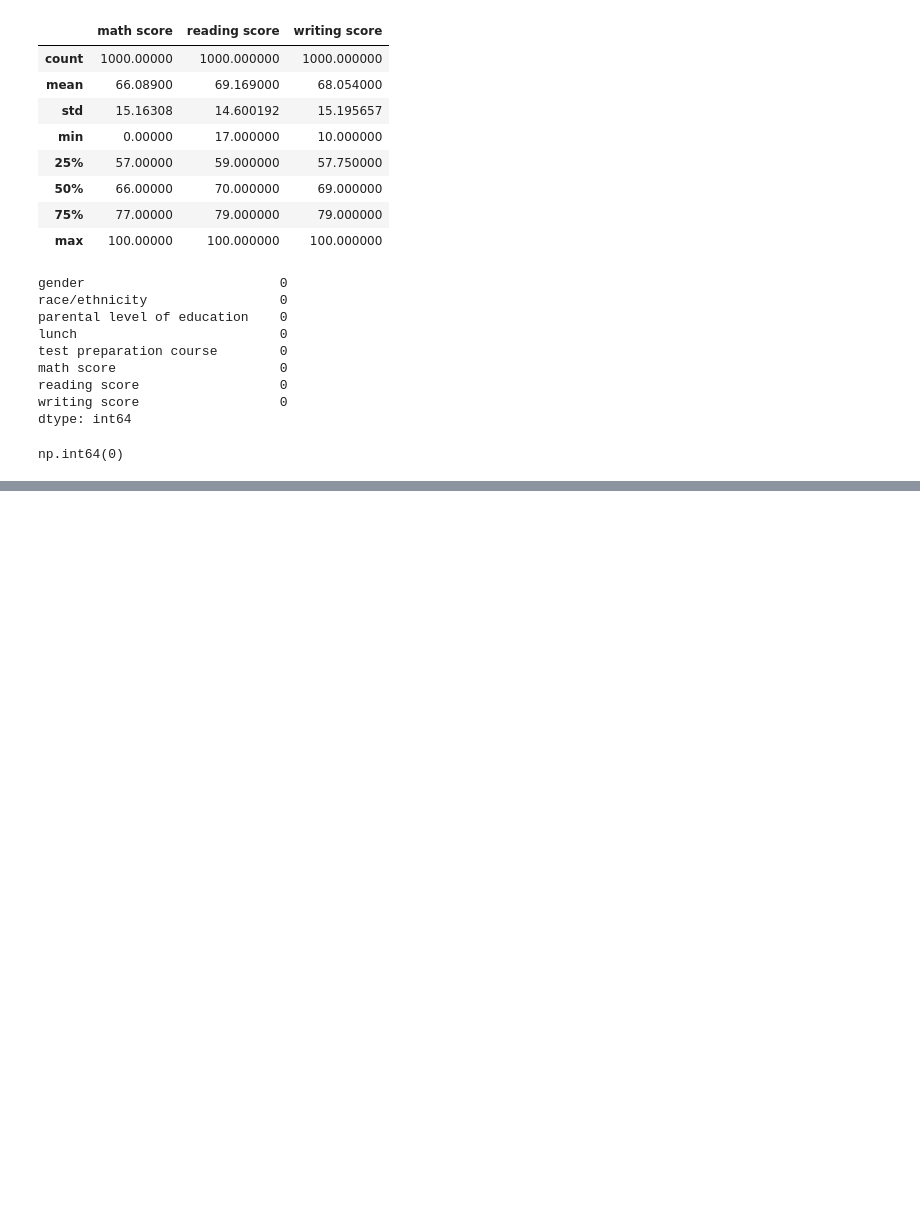
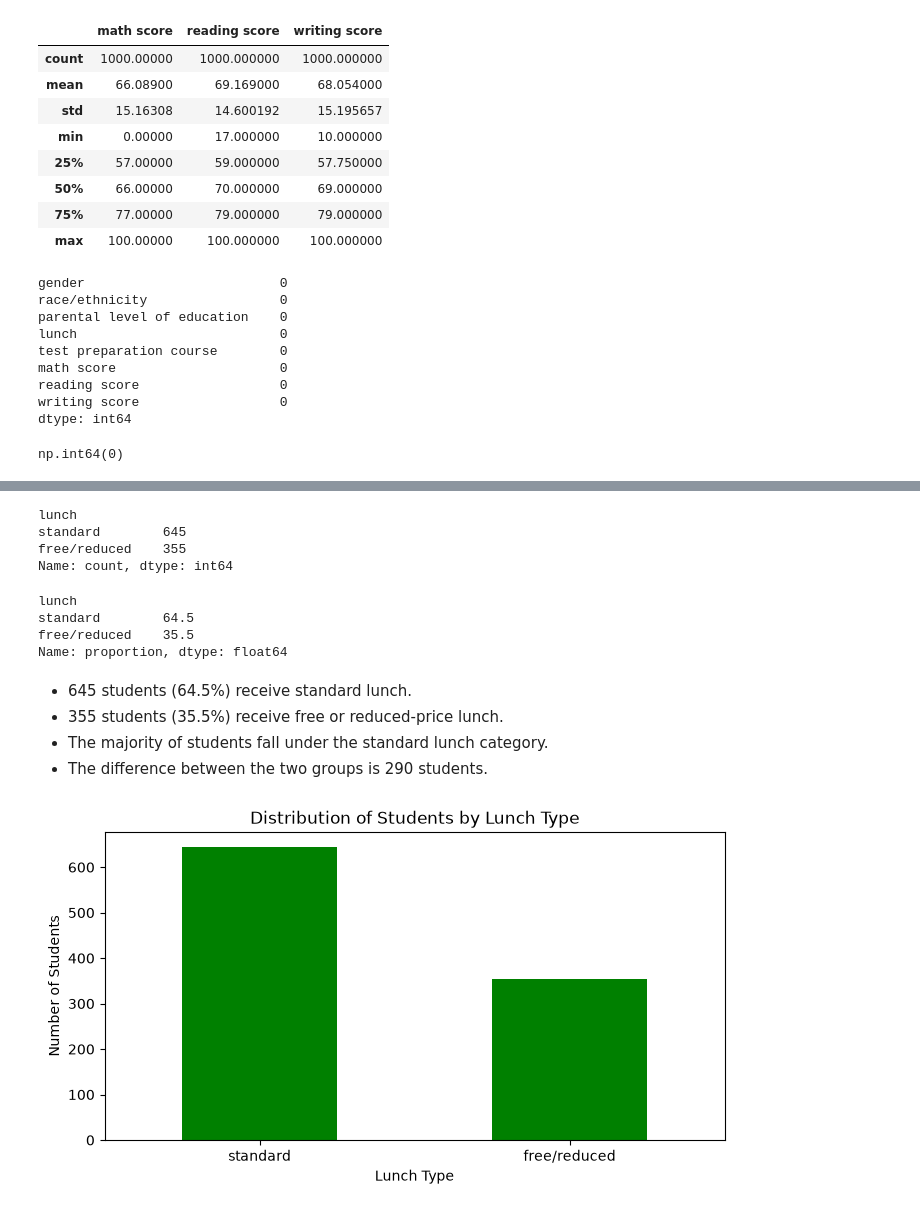
Before and after one commit to kiptochmike/student-exam-performance-eda, a Jupyter notebook: student.ipynb, the cells around one changed output, grey strips where cells are left out. Saved outputs shown, nothing was run; the diff lists cells and outputs as text; code cells hidden in the pictures; blank space fills up the shorter version.

```diff
--- a/student.ipynb
+++ b/student.ipynb
@@ -80,0 +206,35 @@ np.int64(0)
+# %%
+# Analyse lunch type
+student_data['lunch'].value_counts()
+# %% [output]
+lunch
+standard        645
+free/reduced    355
+Name: count, dtype: int64
+# %%
+
+lunch_type = student_data['lunch'].value_counts(normalize=True)* 100
+lunch_type
+# %% [output]
+lunch
+standard        64.5
+free/reduced    35.5
+Name: proportion, dtype: float64
+# %% [markdown]
+- 645 students (64.5%) receive standard lunch.
+- 355 students (35.5%) receive free or reduced-price lunch.
+- The majority of students fall under the standard lunch category.
+- The difference between the two groups is 290 students.
+# %%
+# Visualize Lunch type
+lunch_type = student_data['lunch'].value_counts()
+lunch_type.plot(kind = 'bar',color = 'green', figsize=(8,4))
+
+plt.title('Distribution of Students by Lunch Type')
+plt.xlabel('Lunch Type')
+plt.ylabel('Number of Students')
+plt.xticks(rotation=0)
+
+plt.show()
+# %% [output]
+[figure, added]
```
Also changed, not shown: parts of 21 cells of this notebook.
